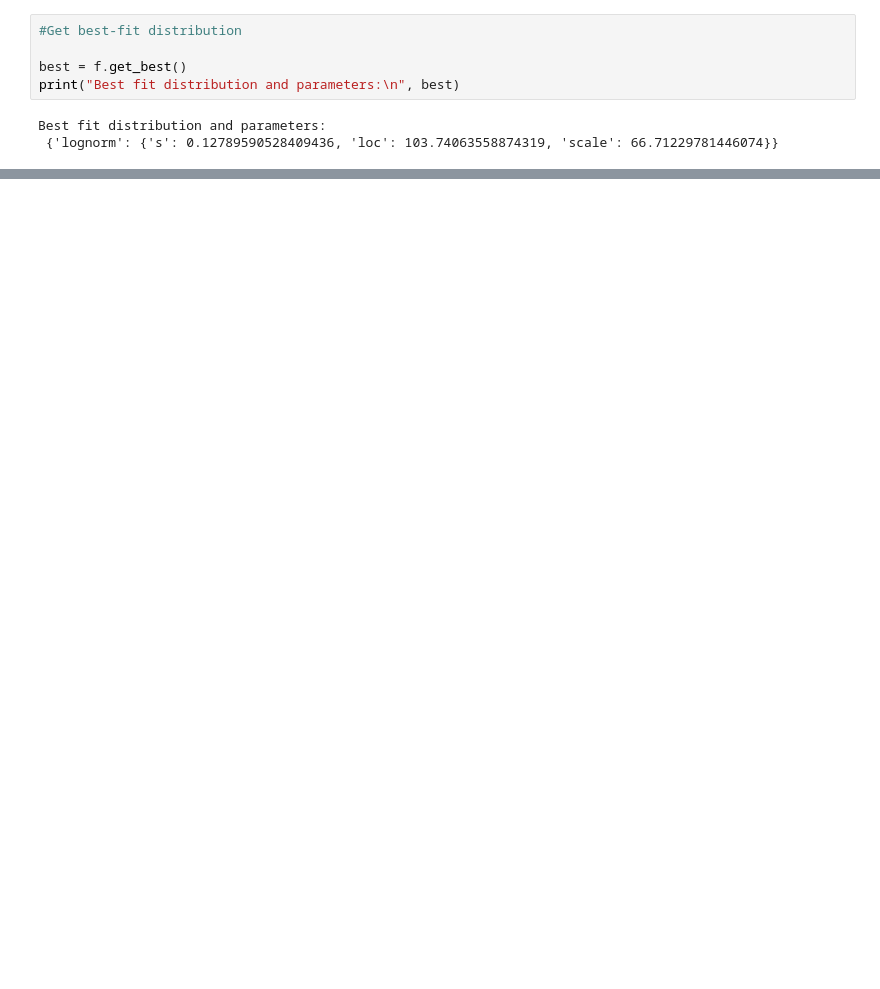
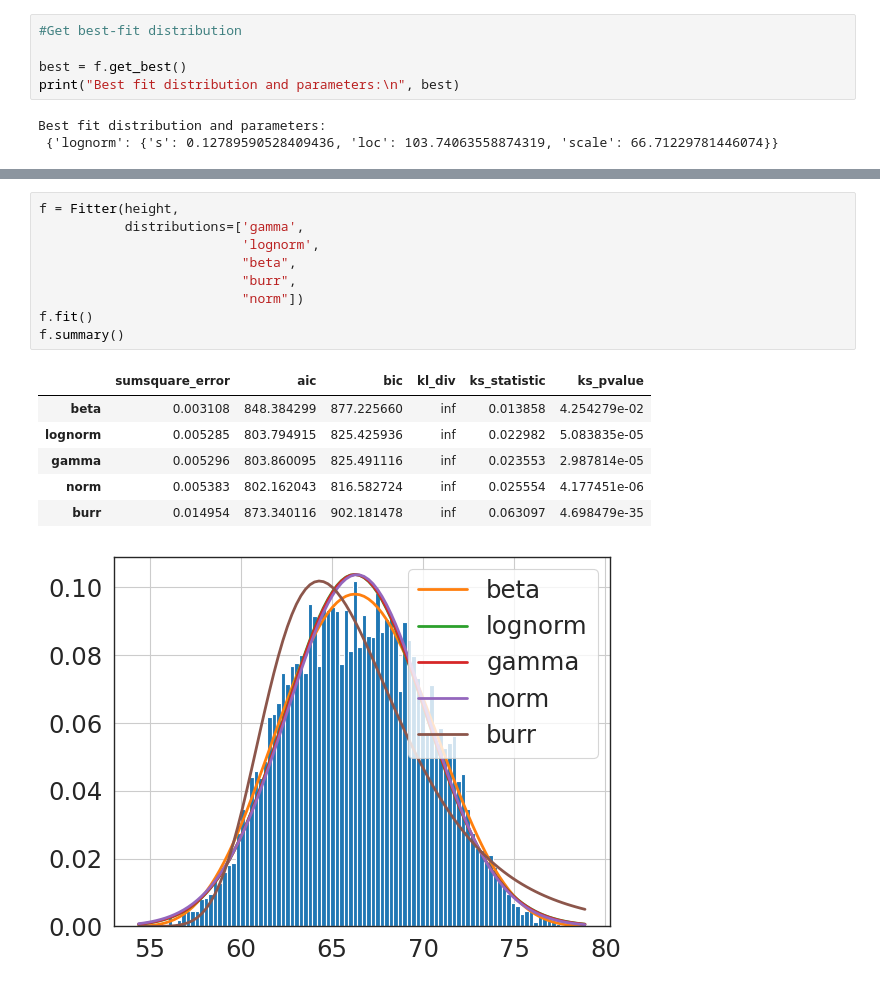
Before and after one commit to vishakha1221/datascience-practical, a Jupyter notebook: Practical5.ipynb, the cells around one changed output, grey strips where cells are left out. Saved outputs shown, nothing was run; the diff lists cells and outputs as text; blank space fills up the shorter version.

```diff
--- a/Practical5.ipynb
+++ b/Practical5.ipynb
@@ -45,0 +102,17 @@ plt.show()
+# %%
+f = Fitter(height,
+           distributions=['gamma',
+                          'lognorm',
+                          "beta",
+                          "burr",
+                          "norm"])
+f.fit()
+f.summary()
+# %% [output]
+|  | sumsquare_error | aic | bic | kl_div | ks_statistic | ks_pvalue |
+| beta | 0.003108 | 848.384299 | 877.225660 | inf | 0.013858 | 4.254279e-02 |
+| lognorm | 0.005285 | 803.794915 | 825.425936 | inf | 0.022982 | 5.083835e-05 |
+| gamma | 0.005296 | 803.860095 | 825.491116 | inf | 0.023553 | 2.987814e-05 |
+| norm | 0.005383 | 802.162043 | 816.582724 | inf | 0.025554 | 4.177451e-06 |
+| burr | 0.014954 | 873.340116 | 902.181478 | inf | 0.063097 | 4.698479e-35 |
+[figure, added]
```
Also changed, not shown: parts of 15 cells of this notebook.
